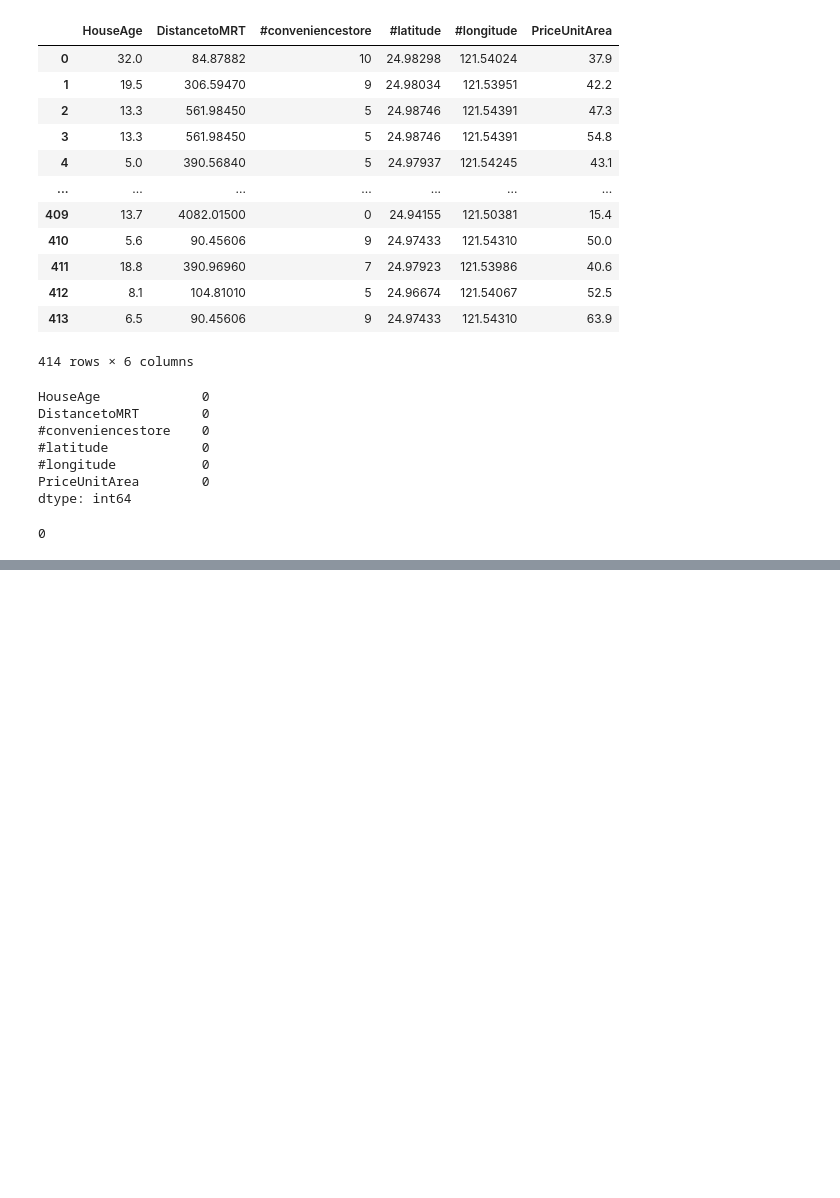
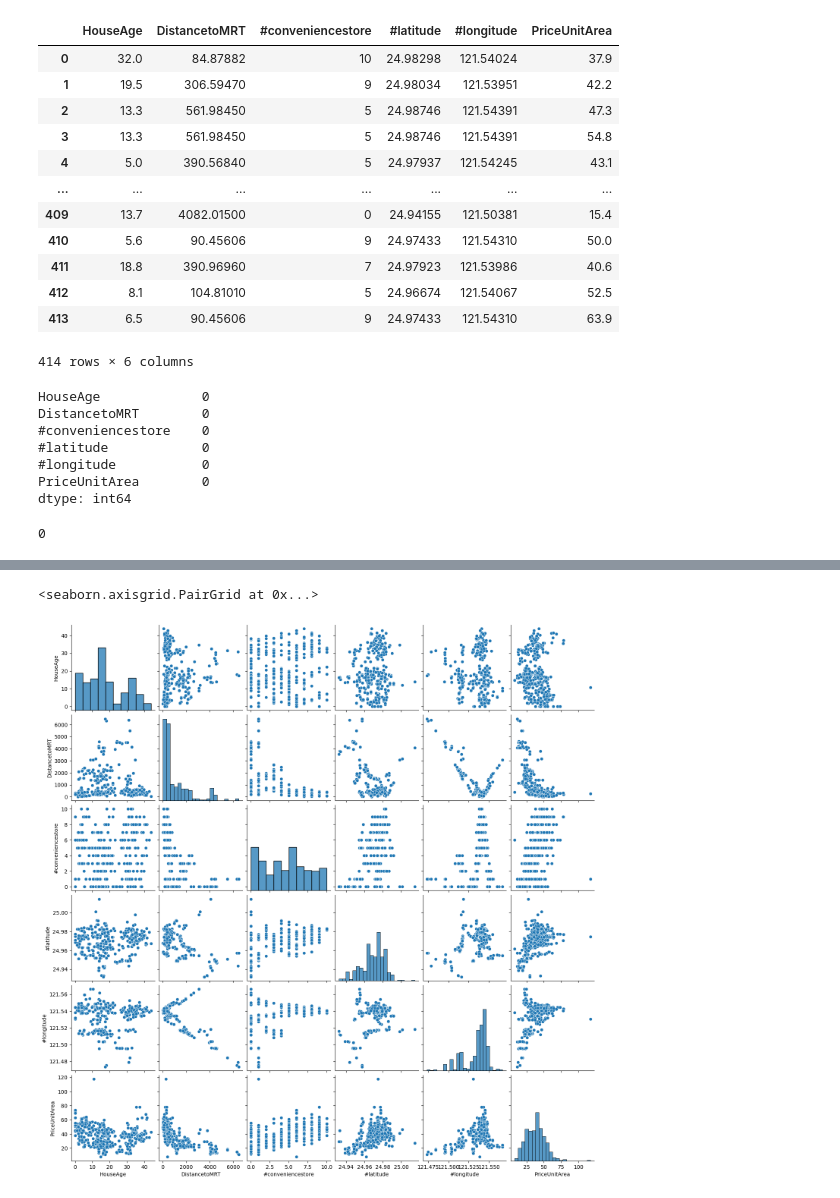
Before and after one commit to ijazkhan101/Data-Science-Projects-01---Data-Analysis---Machine-Learning, a Jupyter notebook: Real Estate Price Regression/realEstatePriceRegression.ipynb, the cells around one changed output, grey strips where cells are left out. Cells and saved outputs as stored; diff of their text form; code cells hidden in the pictures; blank space fills up the shorter version.

```diff
--- a/Real Estate Price Regression/realEstatePriceRegression.ipynb
+++ b/Real Estate Price Regression/realEstatePriceRegression.ipynb
@@ -189,0 +199,5 @@ Name: PriceUnitArea, dtype: float64
+# %%
+sns.pairplot(data)
+# %% [output]
+<seaborn.axisgrid.PairGrid at 0x...>
+[figure, added]
```
Also changed, not shown: parts of 35 cells of this notebook, 2 other files.
